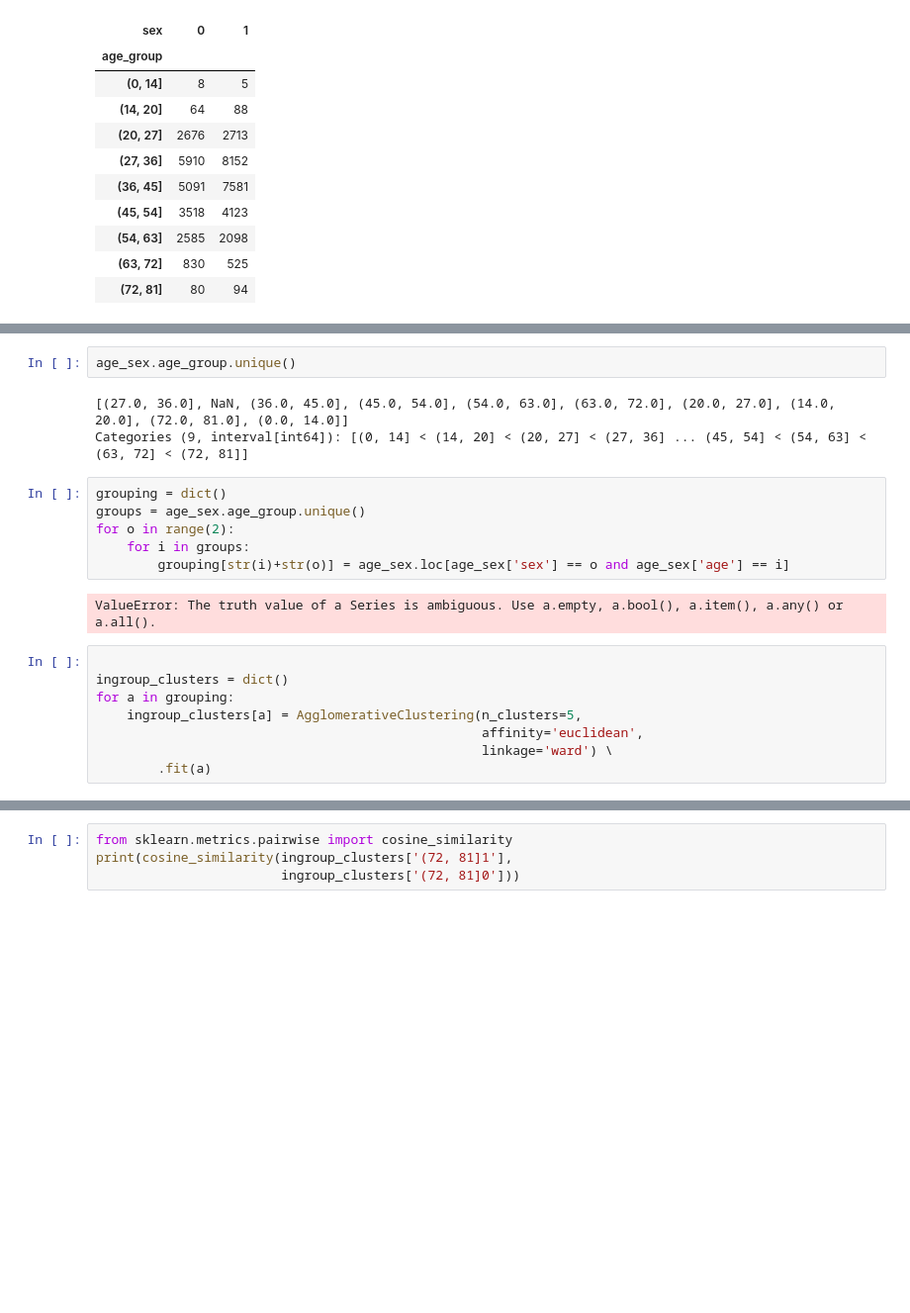
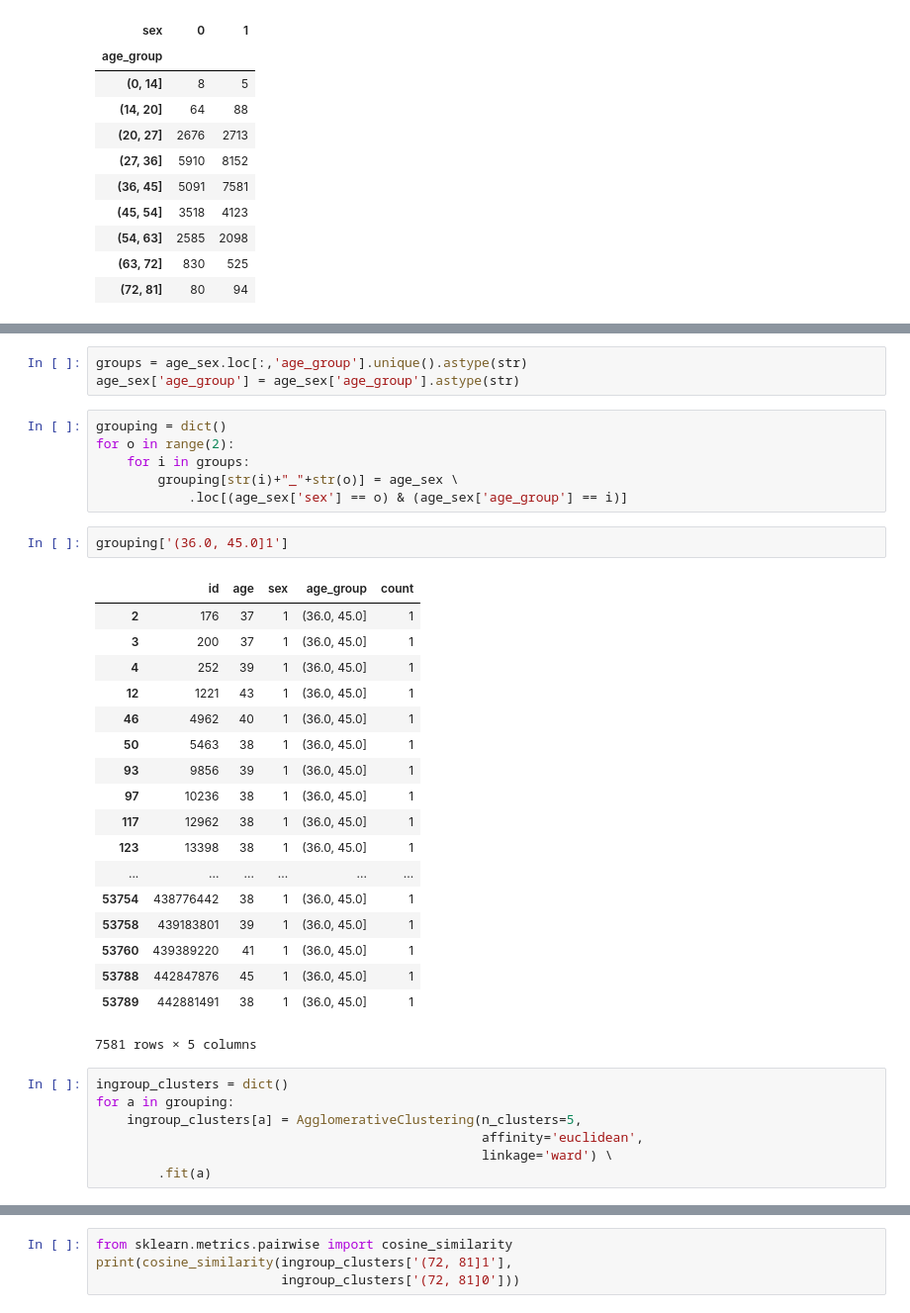
Before and after one commit to Vladimirchizh/TopicModeling, a Jupyter notebook: run_artm.ipynb, the cells around one changed output, grey strips where cells are left out. Shown: that part at 99% size. Cells and saved outputs as stored; diff of their text form; blank space fills up the shorter version.

Commit message:
group representations

```diff
--- a/run_artm.ipynb
+++ b/run_artm.ipynb
@@ -503,21 +385,37 @@ ias.head()
 | 2 | 200 | 37 | 1 | (36, 45] | 1 | 682943 | -167225619 | 8314216 | 200 | скоро масштабный проект тнт песни... | руб работа тело требоваться дом к... | ... |
 | 3 | 200 | 37 | 1 | (36, 45] | 1 | 682942 | -167225619 | 28937911 | 200 | скоро масштабный проект тнт песни... | руб работа тело требоваться дом к... | ... |
 | 4 | 200 | 37 | 1 | (36, 45] | 1 | 682944 | -167225619 | 163774251 | 200 | скоро масштабный проект тнт песни... | руб работа тело требоваться дом к... | ... |
-# %%
-age_sex.age_group.unique()
-# %% [output]
-[(27.0, 36.0], NaN, (36.0, 45.0], (45.0, 54.0], (54.0, 63.0], (63.0, 72.0], (20.0, 27.0], (14.0, 20.0], (72.0, 81.0], (0.0, 14.0]]
-Categories (9, interval[int64]): [(0, 14] < (14, 20] < (20, 27] < (27, 36] ... (45, 54] < (54, 63] < (63, 72] < (72, 81]]
+# %%
+groups = age_sex.loc[:,'age_group'].unique().astype(str)
+age_sex['age_group'] = age_sex['age_group'].astype(str)
 # %%
 grouping = dict()
-groups = age_sex.age_group.unique()
 for o in range(2):
     for i in groups:
-        grouping[str(i)+str(o)] = age_sex.loc[age_sex['sex'] == o and age_sex['age'] == i]
+        grouping[str(i)+"_"+str(o)] = age_sex \
+            .loc[(age_sex['sex'] == o) & (age_sex['age_group'] == i)]
-# %% [output]
-ValueError: The truth value of a Series is ambiguous. Use a.empty, a.bool(), a.item(), a.any() or a.all().
+# %%
+grouping['(36.0, 45.0]1']
+# %% [output]
+|  | id | age | sex | age_group | count |
+| 2 | 176 | 37 | 1 | (36.0, 45.0] | 1 |
+| 3 | 200 | 37 | 1 | (36.0, 45.0] | 1 |
+| 4 | 252 | 39 | 1 | (36.0, 45.0] | 1 |
+| 12 | 1221 | 43 | 1 | (36.0, 45.0] | 1 |
+| 46 | 4962 | 40 | 1 | (36.0, 45.0] | 1 |
+| 50 | 5463 | 38 | 1 | (36.0, 45.0] | 1 |
+| 93 | 9856 | 39 | 1 | (36.0, 45.0] | 1 |
+| 97 | 10236 | 38 | 1 | (36.0, 45.0] | 1 |
+| 117 | 12962 | 38 | 1 | (36.0, 45.0] | 1 |
+| 123 | 13398 | 38 | 1 | (36.0, 45.0] | 1 |
+| ... | ... | ... | ... | ... | ... |
+| 53754 | 438776442 | 38 | 1 | (36.0, 45.0] | 1 |
+| 53758 | 439183801 | 39 | 1 | (36.0, 45.0] | 1 |
+| 53760 | 439389220 | 41 | 1 | (36.0, 45.0] | 1 |
+| 53788 | 442847876 | 45 | 1 | (36.0, 45.0] | 1 |
+| 53789 | 442881491 | 38 | 1 | (36.0, 45.0] | 1 |
+7581 rows × 5 columns
 # %%
-
 ingroup_clusters = dict()
 for a in grouping:
     ingroup_clusters[a] = AgglomerativeClustering(n_clusters=5,
```
Also changed, not shown: parts of 10 cells of this notebook.
